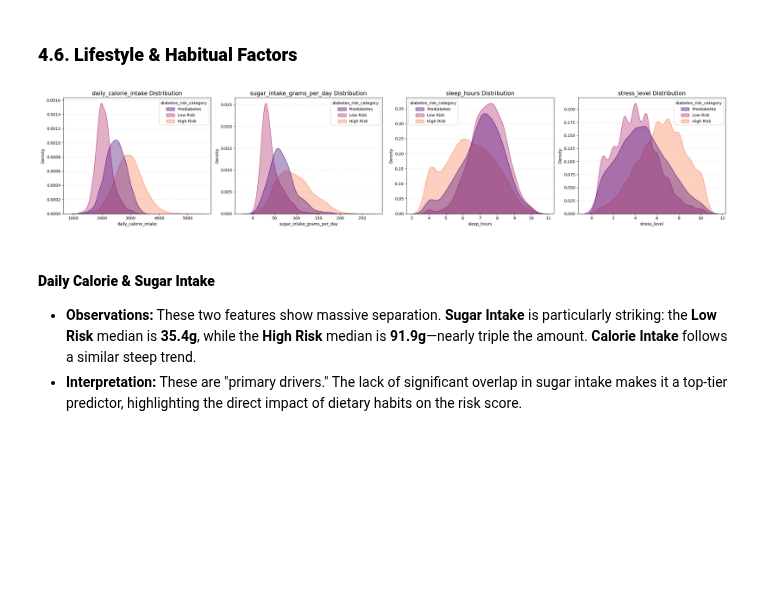
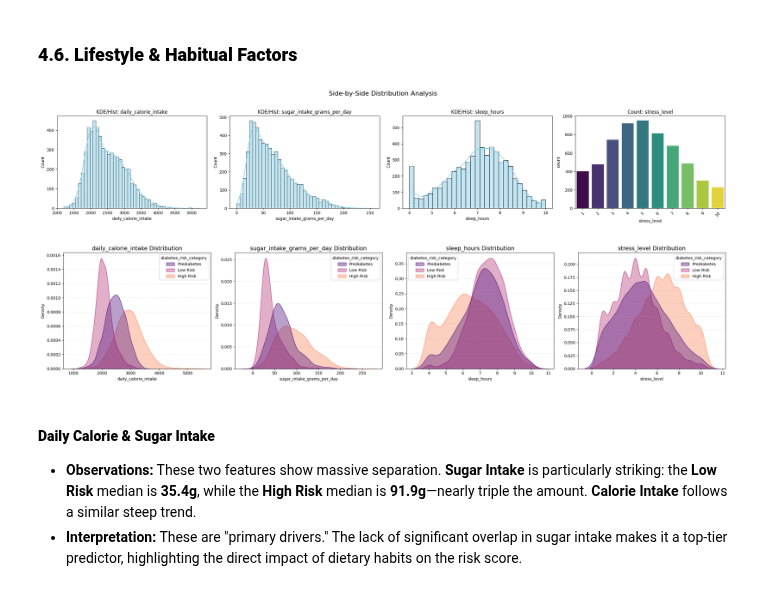
Before and after one commit to JoseDrube/Diabetes_Risk_Prediction, a Jupyter notebook: notebooks/01_eda.ipynb, the cells around one changed output. Drawn from its saved outputs; the diff is of its cells as text; code cells hidden in the pictures; blank space fills up the shorter version.

```diff
--- a/notebooks/01_eda.ipynb
+++ b/notebooks/01_eda.ipynb
@@ -211,9 +221,11 @@ plot_multiple_comparison_kde(df, ['bmi', 'HbA1c_level'])
 # %% [markdown]
 ### **4.6. Lifestyle & Habitual Factors**
 # %%
+plot_multiple_distributions(df, ['daily_calorie_intake', 'sugar_intake_grams_per_day', 'sleep_hours','stress_level'])
 plot_multiple_comparison_kde(df, [ 'daily_calorie_intake', 'sugar_intake_grams_per_day', 'sleep_hours','stress_level'])
 # %% [output]
-[figure, old version]
+[figure, new version]
+[figure, added]
 # %% [markdown]
 #### **Daily Calorie & Sugar Intake**
 * **Observations:** These two features show massive separation. **Sugar Intake** is particularly striking: the **Low Risk** median is **35.4g**, while the **High Risk** median is **91.9g**—nearly triple the amount. **Calorie Intake** follows a similar steep trend.
```
Also changed, not shown: parts of 11 cells of this notebook.
